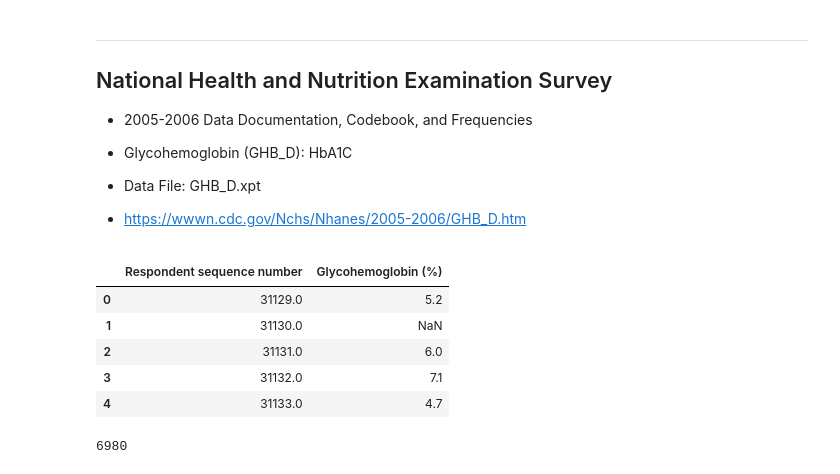
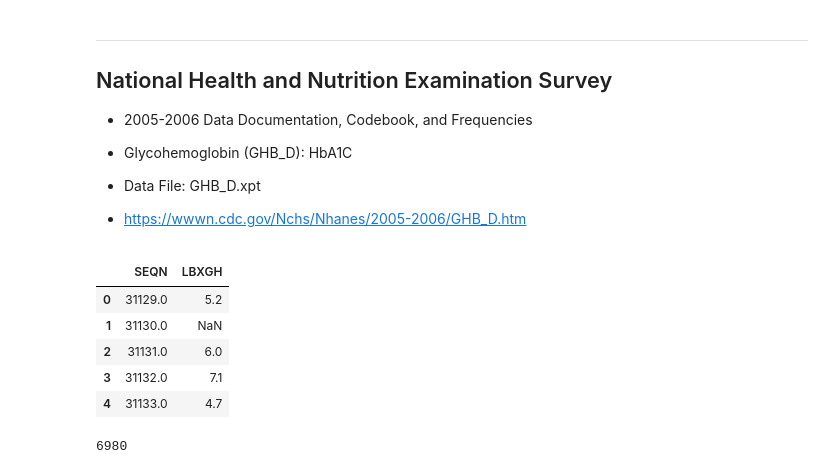
Before and after one commit to amyylin1/NHANES_Dietary_Data, a Jupyter notebook: exam_data.ipynb, the cells around one changed output. Drawn from its saved outputs; the diff is of its cells as text; code cells hidden in the pictures.

```diff
--- a/exam_data.ipynb
+++ b/exam_data.ipynb
@@ -292,9 +292,9 @@ sns.pairplot(merge1[['Total cholesterol (mg/dL)',
 - https://wwwn.cdc.gov/Nchs/Nhanes/2005-2006/GHB_D.htm
 # %%
 ghb = pd.read_sas('resources/GHB_D.XPT')
-ghg.head()
+ghb.head()
 # %% [output]
-|  | Respondent sequence number | Glycohemoglobin (%) |
+|  | SEQN | LBXGH |
 | 0 | 31129.0 | 5.2 |
 | 1 | 31130.0 | NaN |
 | 2 | 31131.0 | 6.0 |
```
Also changed, not shown: parts of 1 cell of this notebook.
